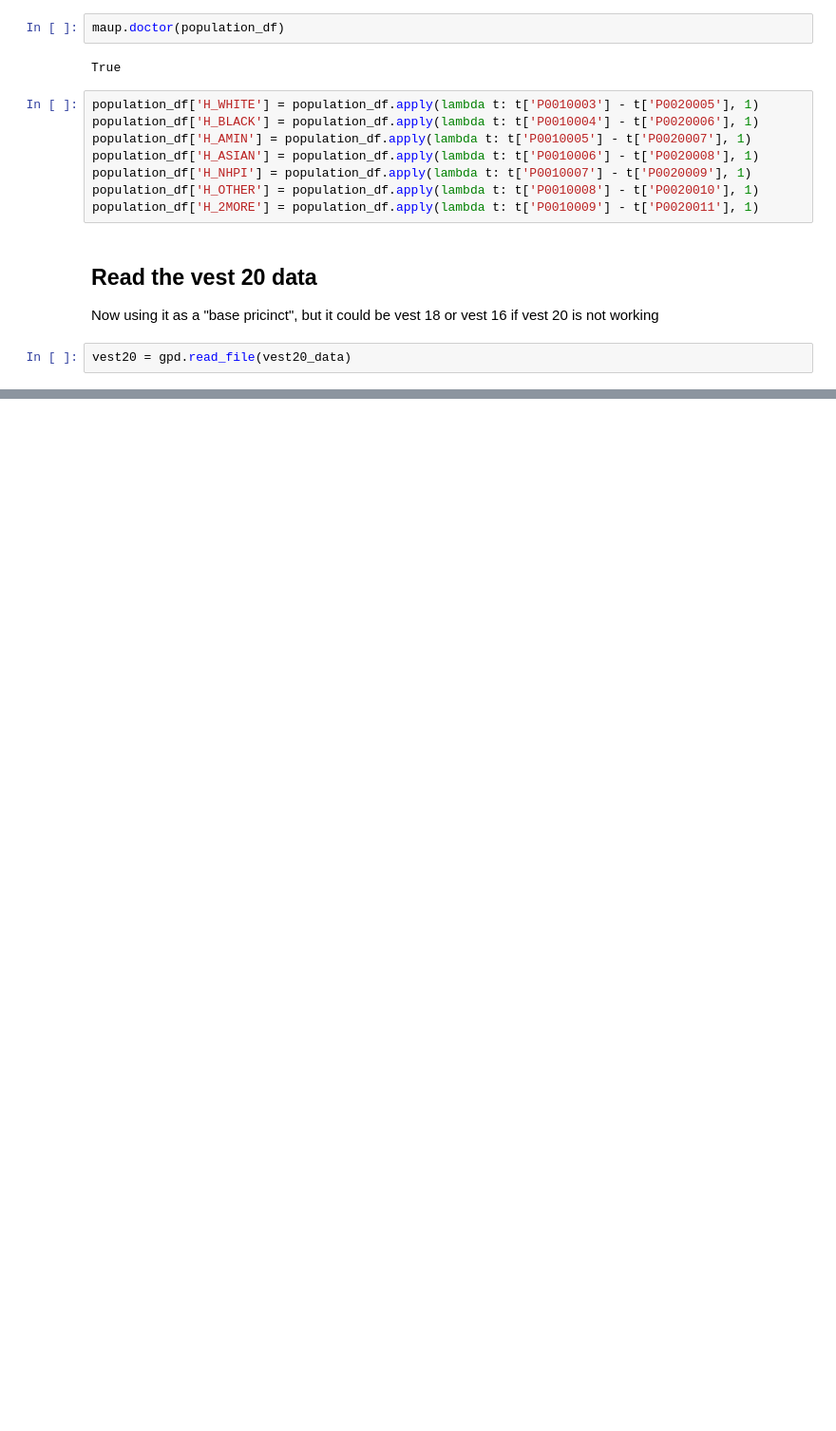
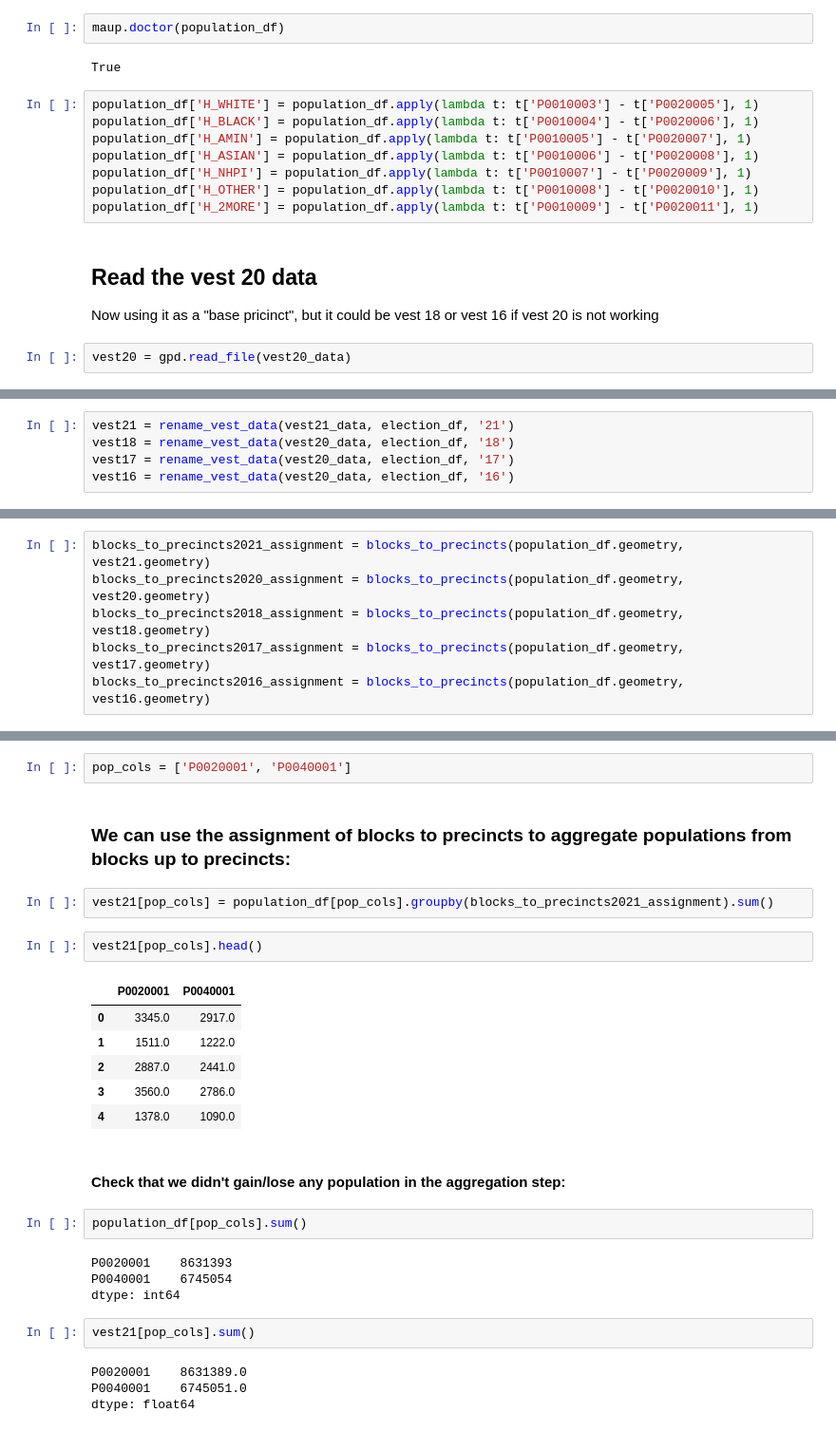
Before and after one commit to eveomett-states/Virginia, a Jupyter notebook: va.ipynb, the cells around one changed output, grey strips where cells are left out. Shown: that part at 95% size. Saved outputs shown, nothing was run; the diff lists cells and outputs as text; blank space fills up the shorter version.

```diff
--- a/va.ipynb
+++ b/va.ipynb
@@ -200,0 +171,5 @@ hdist = gpd.read_file(hdist_data
+# %%
+vest21 = rename_vest_data(vest21_data, election_df, '21')
+vest18 = rename_vest_data(vest20_data, election_df, '18')
+vest17 = rename_vest_data(vest20_data, election_df, '17')
+vest16 = rename_vest_data(vest20_data, election_df, '16')
@@ -200,0 +215,6 @@ hdist = gpd.read_file(hdist_data
+# %%
+blocks_to_precincts2021_assignment = blocks_to_precincts(population_df.geometry, vest21.geometry)
+blocks_to_precincts2020_assignment = blocks_to_precincts(population_df.geometry, vest20.geometry)
+blocks_to_precincts2018_assignment = blocks_to_precincts(population_df.geometry, vest18.geometry)
+blocks_to_precincts2017_assignment = blocks_to_precincts(population_df.geometry, vest17.geometry)
+blocks_to_precincts2016_assignment = blocks_to_precincts(population_df.geometry, vest16.geometry)
@@ -200,0 +262,29 @@ hdist = gpd.read_file(hdist_data
+# %%
+pop_cols = ['P0020001', 'P0040001']
+# %% [markdown]
+### We can use the assignment of blocks to precincts to aggregate populations from blocks up to precincts:
+# %%
+vest21[pop_cols] = population_df[pop_cols].groupby(blocks_to_precincts2021_assignment).sum()
+# %%
+vest21[pop_cols].head()
+# %% [output]
+|  | P0020001 | P0040001 |
+| 0 | 3345.0 | 2917.0 |
+| 1 | 1511.0 | 1222.0 |
+| 2 | 2887.0 | 2441.0 |
+| 3 | 3560.0 | 2786.0 |
+| 4 | 1378.0 | 1090.0 |
+# %% [markdown]
+#### Check that we didn't gain/lose any population in the aggregation step:
+# %%
+population_df[pop_cols].sum()
+# %% [output]
+P0020001    8631393
+P0040001    6745054
+dtype: int64
+# %%
+vest21[pop_cols].sum()
+# %% [output]
+P0020001    8631389.0
+P0040001    6745051.0
+dtype: float64
```
Also changed, not shown: parts of 19 cells of this notebook.
